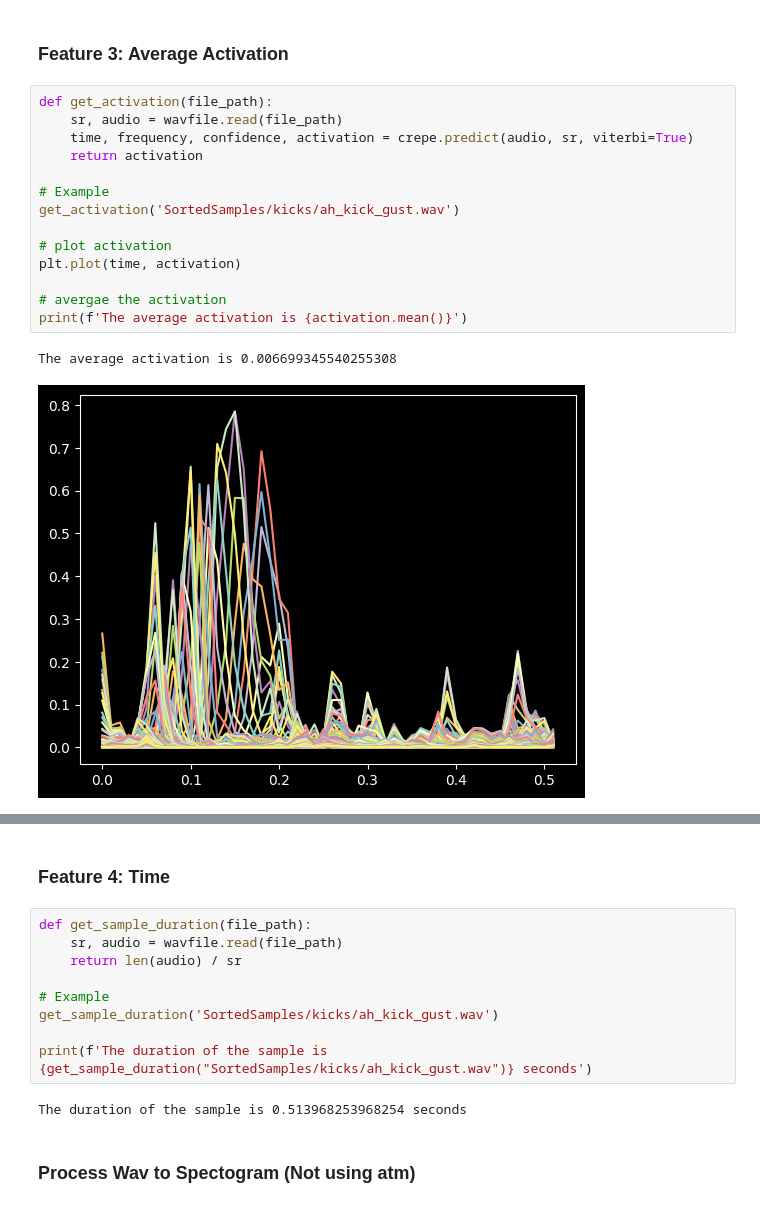
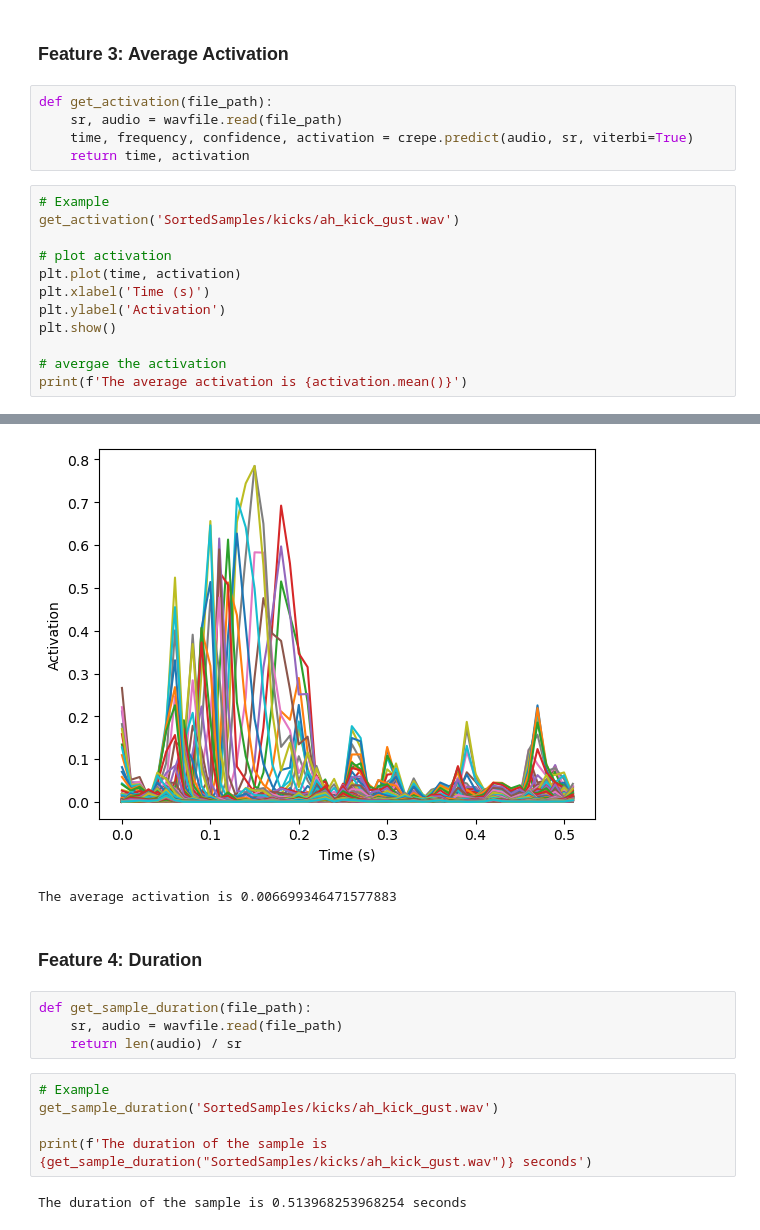
Before and after one commit to dsci445-csu/project-6, a Jupyter notebook: read_data.ipynb, the cells around one changed output, grey strips where cells are left out. Saved outputs shown, nothing was run; the diff lists cells and outputs as text.

```diff
--- a/read_data.ipynb
+++ b/read_data.ipynb
@@ -55,16 +92,17 @@ The max amplitude is 1793682176
 def get_activation(file_path):
     sr, audio = wavfile.read(file_path)
     time, frequency, confidence, activation = crepe.predict(audio, sr, viterbi=True)
-    return activation
-
-# Example
-get_activation('SortedSamples/kicks/ah_kick_gust.wav')
-
-# plot activation
-plt.plot(time, activation)
-
-# avergae the activation
-print(f'The average activation is {activation.mean()}')
+    return time, activation
-# %% [output]
-The average activation is 0.006699345540255308
-[figure, removed]
+# %%
+# Example
+get_activation('SortedSamples/kicks/ah_kick_gust.wav')
+
+# plot activation
+plt.plot(time, activation)
+plt.xlabel('Time (s)')
+plt.ylabel('Activation')
+plt.show()
+
+# avergae the activation
+print(f'The average activation is {activation.mean()}')
+# %% [output]
@@ -71,15 +110,15 @@ The average activation is 0.006699345540255308
+[figure, added]
+The average activation is 0.006699346471577883
 # %% [markdown]
-### Feature 4: Time
+### Feature 4: Duration
+# %%
+def get_sample_duration(file_path):
+    sr, audio = wavfile.read(file_path)
+    return len(audio) / sr
 # %%
-def get_sample_duration(file_path):
-    sr, audio = wavfile.read(file_path)
-    return len(audio) / sr
-
 # Example
 get_sample_duration('SortedSamples/kicks/ah_kick_gust.wav')
 
 print(f'The duration of the sample is {get_sample_duration("SortedSamples/kicks/ah_kick_gust.wav")} seconds')
 # %% [output]
 The duration of the sample is 0.513968253968254 seconds
-# %% [markdown]
-### Process Wav to Spectogram (Not using atm)
```
Also changed, not shown: parts of 24 cells of this notebook.
